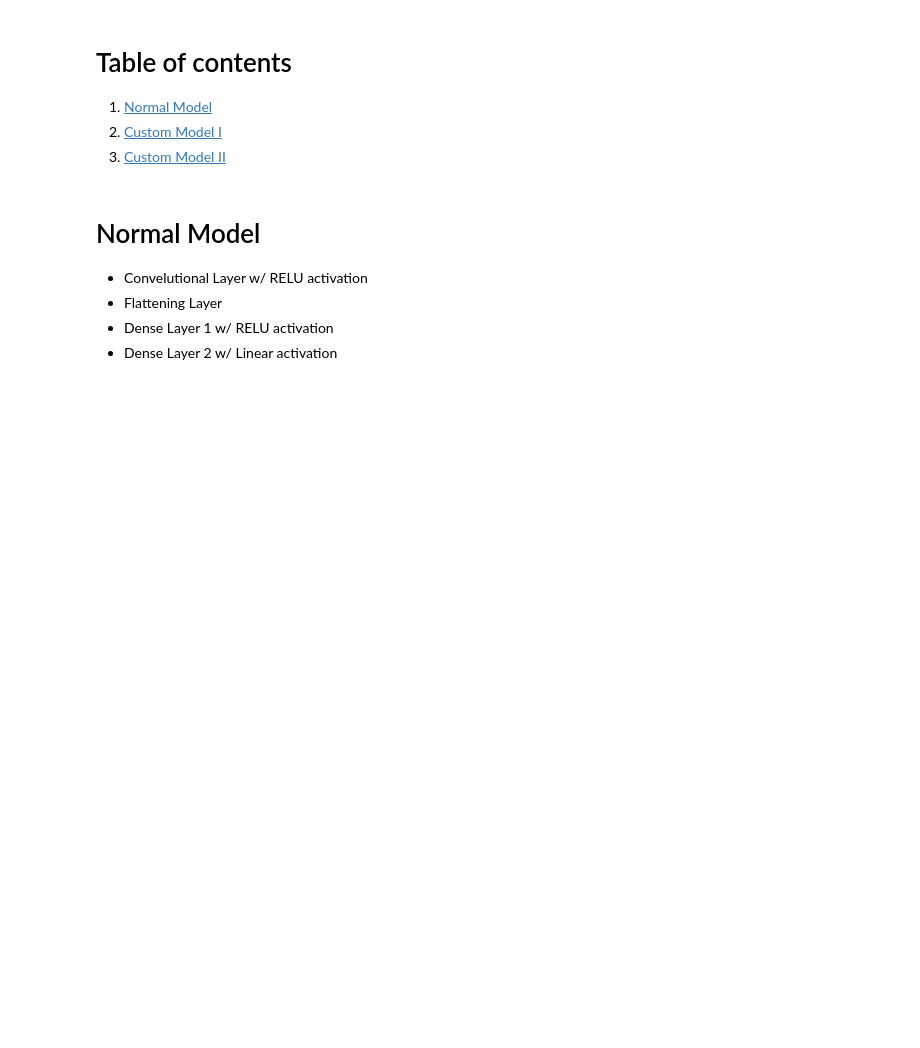
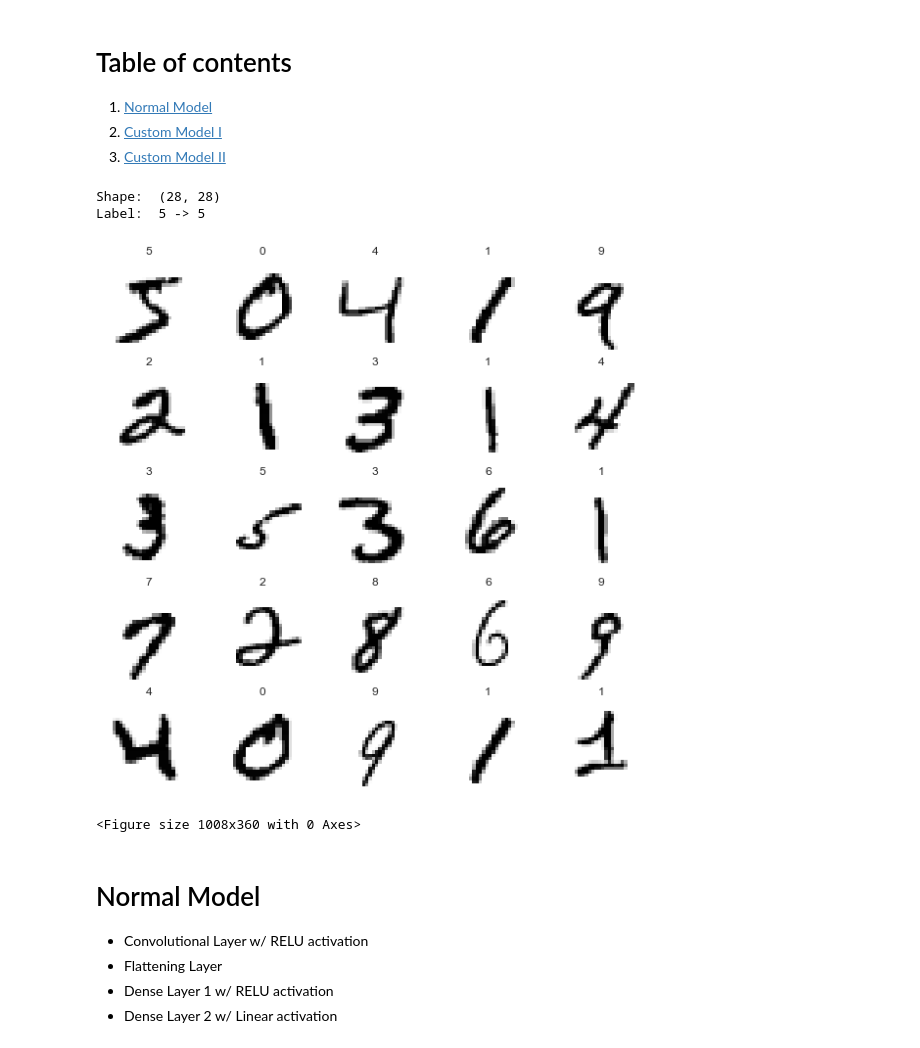
Before and after one commit to otmanesabir/ImgProc, a Jupyter notebook: Image Classifier/src/explore.ipynb, the cells around one changed output. Drawn from its saved outputs; the diff is of its cells as text; code cells hidden in the pictures; blank space fills up the shorter version.

Commit message:
implemented tensorboard + misc

```diff
--- a/Image Classifier/src/explore.ipynb
+++ b/Image Classifier/src/explore.ipynb
@@ -22,9 +47,18 @@ mnist = tf.keras.datasets.mnist
 
 (x_train, y_train), (x_test, y_test) = mnist.load_data()
 x_train, x_test = x_train / 255.0, x_test / 255.0
-
-x_train = x_train[..., tf.newaxis]
-x_test = x_test[..., tf.newaxis]
 # %%
-train_ds = tf.data.Dataset.from_tensor_slices((x_train, y_train)).shuffle(10000).batch(32)
-test_ds = tf.data.Dataset.from_tensor_slices((x_test, y_test)).batch(32)
+x2_train = x_train[..., tf.newaxis]
+x2_test = x_test[..., tf.newaxis]
+
+train_ds = tf.data.Dataset.from_tensor_slices((x2_train, y_train)).shuffle(10000).batch(32)
+test_ds = tf.data.Dataset.from_tensor_slices((x2_test, y_test)).batch(32)
+
+class_names = ['0', '1', '2', '3', '4',
+    '5', '6', '7', '8', '9']
+
+print("Shape: ", x_train[0].shape)
+print("Label: ", y_train[0], "->", class_names[y_train[0]])
+# %% [output]
+Shape:  (28, 28)
+Label:  5 -> 5
@@ -31,6 +67,55 @@ test_ds = tf.data.Dataset.from_tensor_slices((x_test, y_test)).batch(32)
+# %%
+!rm -rf logs
+
+# Creates a file writer for the log directory. I made it so that different categories contain different stuf
+logdir = "logs/sample_data/"
+file_writer = tf.summary.create_file_writer(logdir)
+
+with file_writer.as_default():
+  images = np.reshape(x_train[0:25], (-1, 28, 28, 1))
+  tf.summary.image("25 training data examples", images, max_outputs=25, step=0)
+# %%
+def plot_to_image(figure):
+  """Converts the matplotlib plot specified by 'figure' to a PNG image and
+  returns it. The supplied figure is closed and inaccessible after this call."""
+  # Save the plot to a PNG in memory.
+  buf = io.BytesIO()
+  plt.savefig(buf, format='png')
+  # Closing the figure prevents it from being displayed directly inside
+  # the notebook.
+  plt.close(figure)
+  buf.seek(0)
+  # Convert PNG buffer to TF image
+  image = tf.image.decode_png(buf.getvalue(), channels=4)
+  # Add the batch dimension
+  image = tf.expand_dims(image, 0)
+  return image
+
+def image_grid():
+  """Return a 5x5 grid of the MNIST images as a matplotlib figure."""
+  # Create a figure to contain the plot.
+  figure = plt.figure(figsize=(10,10))
+  for i in range(25):
+    # Start next subplot.
+    plt.subplot(5, 5, i + 1, title=class_names[y_train[i]])
+    plt.xticks([])
+    plt.yticks([])
+    plt.grid(False)
+    plt.imshow(x_train[i], cmap=plt.cm.binary)
+  plt.show()
+  return figure
+
+# Prepare the plot
+figure = image_grid()
+# Convert to image and log
+with file_writer.as_default():
+  tf.summary.image("Training data", plot_to_image(figure), step=0)
+# %% [output]
+[figure, added]
+<Figure size 1008x360 with 0 Axes>
 # %% [markdown]
 # Normal Model <a name="introduction"></a>
-* Convelutional Layer w/ RELU activation
+* Convolutional Layer w/ RELU activation
 * Flattening Layer
 * Dense Layer 1 w/ RELU activation
 * Dense Layer 2 w/ Linear activation
```
Also changed, not shown: parts of 19 cells of this notebook.
